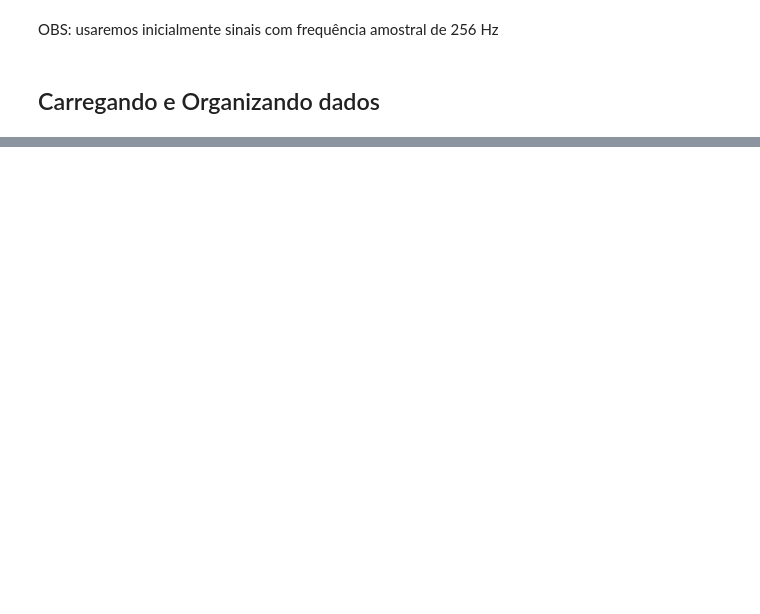
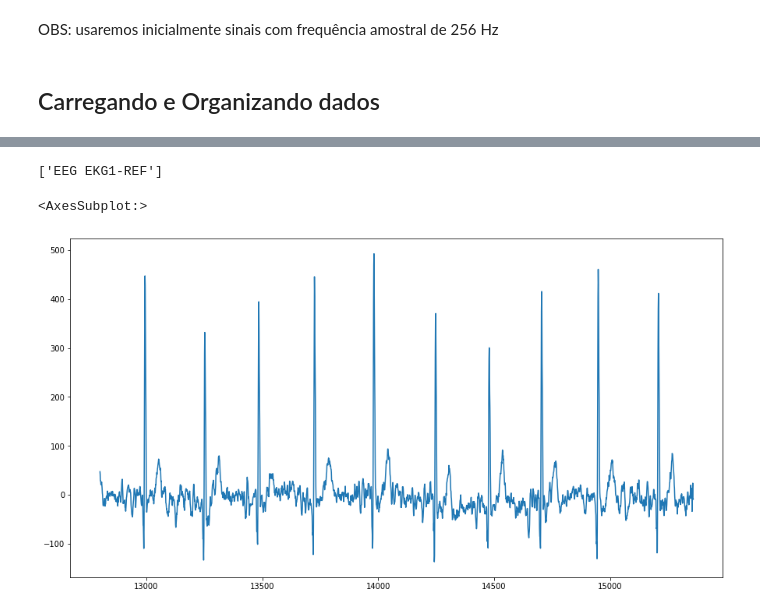
Before and after one commit to davicn/doutorado_ppgee_v2, a Jupyter notebook: src/notebooks/4-explore_ecg.ipynb, the cells around one changed output, grey strips where cells are left out. Cells and saved outputs as stored; diff of their text form; code cells hidden in the pictures; blank space fills up the shorter version.

```diff
--- a/src/notebooks/4-explore_ecg.ipynb
+++ b/src/notebooks/4-explore_ecg.ipynb
@@ -8,5 +12,6 @@ PATH = os.path.abspath('../../')
 # %%
-df = pd.read_csv(PATH+'/data/Generalized_seizures_dataset.csv')
+# df = pd.read_csv(PATH+'/data/Generalized_seizures_dataset.csv')
+df = pd.read_csv(PATH + '/data/data_train.csv')
 # %%
 # Quantidade de Sinas por frquência amostral
 df['freq'].value_counts()
@@ -61,0 +51,11 @@ array(['train/01_tcp_ar/044/00004456/s015_2014_06_19/00004456_s015_t002.tse',
+# %%
+import os
+from dotenv import load_dotenv
+
+load_dotenv()
+
+PATH = os.path.abspath('')
+
+pwd = os.getenv('TUH_PASSWORD')
+user = os.getenv('TUH_USER')
+path_data = os.getenv('PATH_DATASET')
@@ -61,0 +64,9 @@ array(['train/01_tcp_ar/044/00004456/s015_2014_06_19/00004456_s015_t002.tse',
+# %%
+# Carregando .edf
+import mne
+
+file = files[0].replace('tse', 'edf')
+
+data = mne.io.read_raw_edf(path_data + '/' + file)
+info = data.info
+info
@@ -61,0 +88,21 @@ array(['train/01_tcp_ar/044/00004456/s015_2014_06_19/00004456_s015_t002.tse',
+# %%
+# canais de ecg
+ch_ecg = [ch for ch in info.ch_names if 'EKG' in ch]
+ch_ecg
+# %% [output]
+['EEG EKG1-REF']
+# %%
+# Canal de ECG puro
+
+import matplotlib.pyplot as plt
+
+edf = data.to_data_frame()
+
+ecg = edf['EEG EKG1-REF'][256 * 50:256 * 60] * (-1)
+
+fig = plt.figure(figsize=[15, 8])
+
+ecg.plot()
+# %% [output]
+<AxesSubplot:>
+[figure, added]
```
Also changed, not shown: parts of 25 cells of this notebook, 4 other files.
